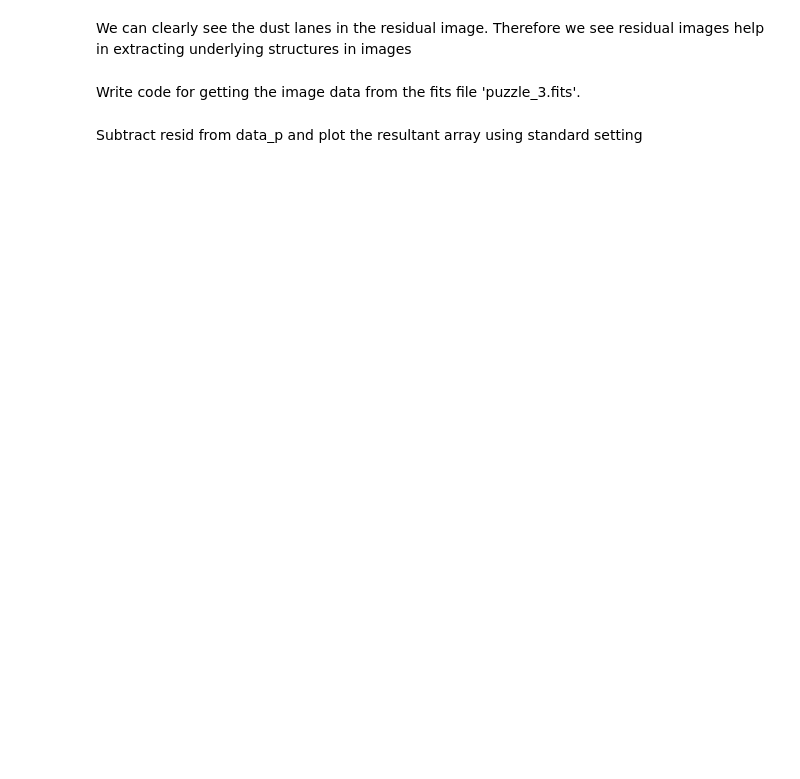
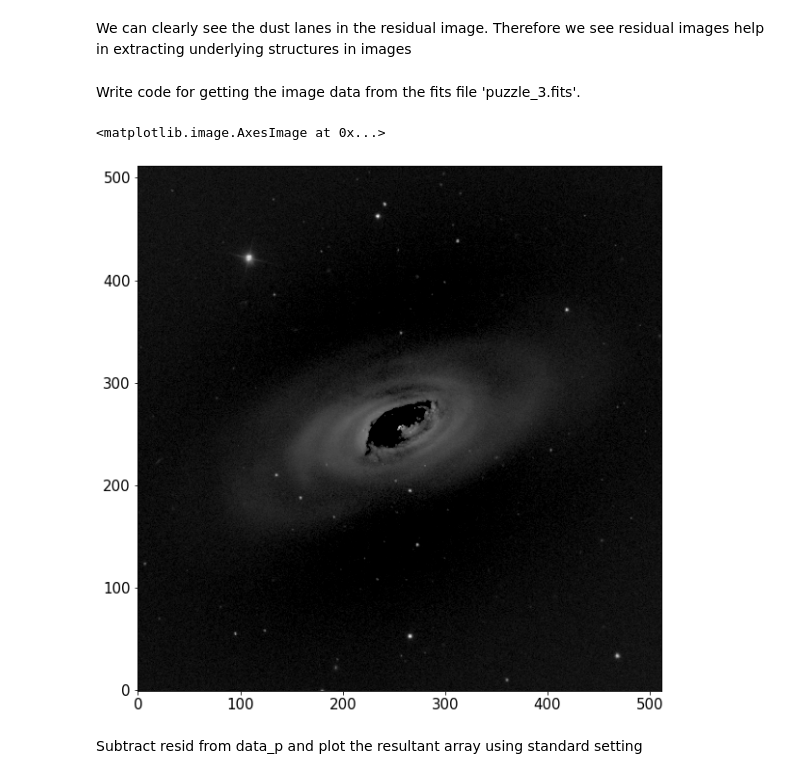
Before and after one commit to rahule-1999/DDA-python, a Jupyter notebook: Week_1/Puzzle_III.ipynb, the cells around one changed output. Saved outputs shown, nothing was run; the diff lists cells and outputs as text; code cells hidden in the pictures; blank space fills up the shorter version.

```diff
--- a/Week_1/Puzzle_III.ipynb
+++ b/Week_1/Puzzle_III.ipynb
@@ -85,2 +95,12 @@ data_p =           # Puzzle data
+# %%
+f = fits.open('puzzle_3.fits')
+
+data_p = f[0].data      # Puzzle data
+
+# Plot the data
+plt.imshow(data_p,norm=norm,cmap='gray',origin='lower')
+# %% [output]
+<matplotlib.image.AxesImage at 0x...>
+[figure, added]
 # %% [markdown]
 Subtract resid from data_p and plot the resultant array using standard setting
```
Also changed, not shown: parts of 20 cells of this notebook.
